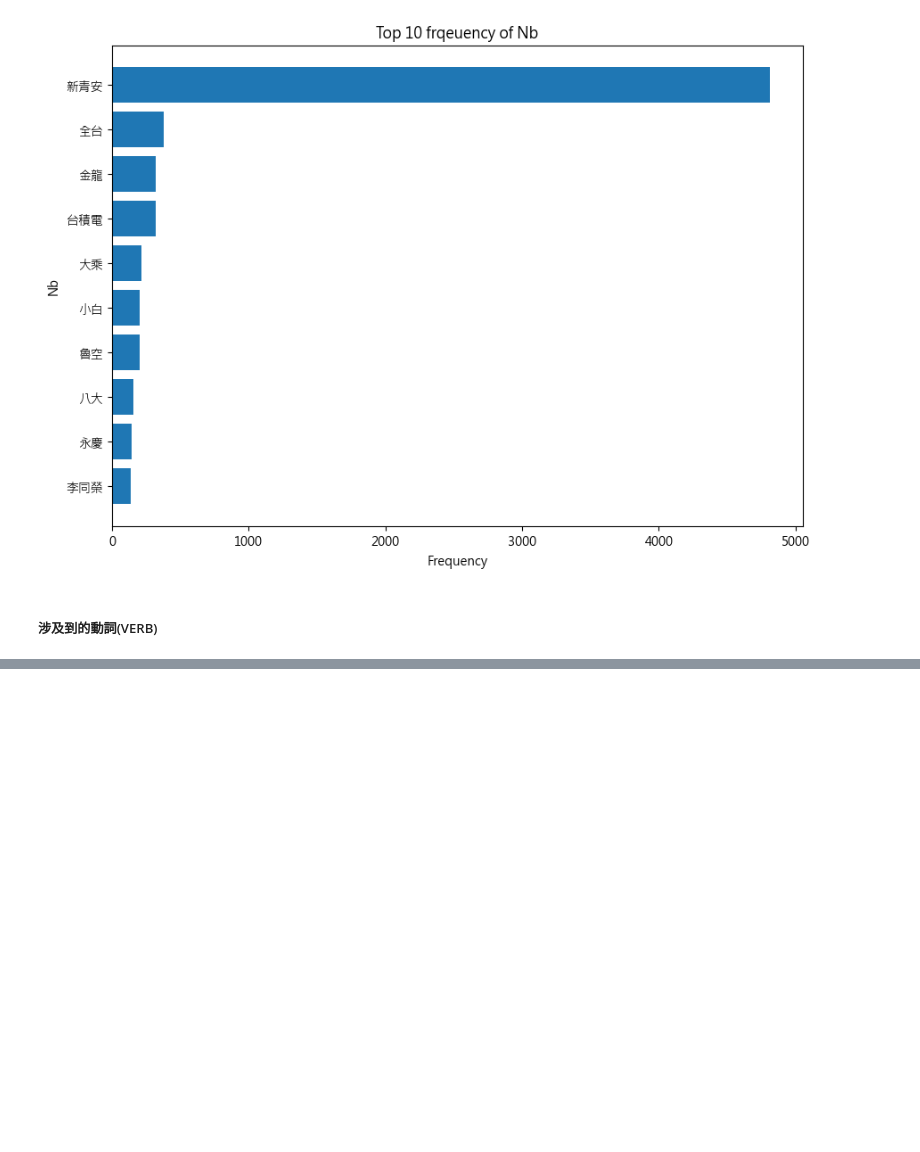
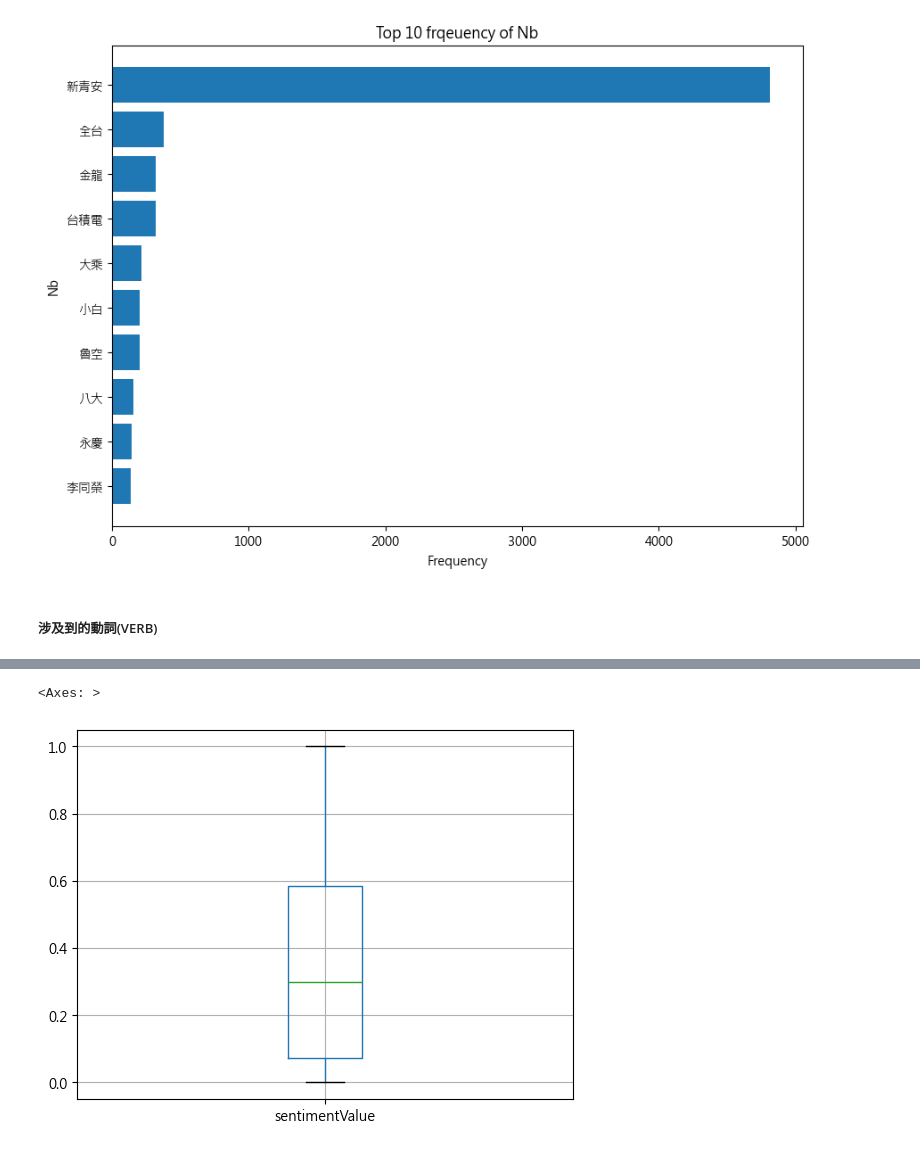
Before and after one commit to hsuan1120/Loan, a Jupyter notebook: loans.ipynb, the cells around one changed output, grey strips where cells are left out. Cells and saved outputs as stored; diff of their text form; code cells hidden in the pictures; blank space fills up the shorter version.

```diff
--- a/loans.ipynb
+++ b/loans.ipynb
@@ -1135,0 +1160,4 @@ Text(0.5, 0, 'Frequency')
+# %%
+article = pd.read_csv('./raw_data/articles.csv', index_col= False)
+article.insert(0, 'status_id', range(1, len(article)+1))
+article
@@ -1135,0 +1194,3 @@ Text(0.5, 0, 'Frequency')
+# %%
+sentiment_date = pd.merge(sentence_table, article[['status_id','time']],on='status_id', how='left')
+sentiment_date
@@ -1135,0 +1211,7 @@ Text(0.5, 0, 'Frequency')
+# %%
+def get_sentiment(sentence):
+    s = SnowNLP(sentence)
+    return s.sentiments
+#
+sentiment_date['sentimentValue'] = sentiment_date.apply(lambda row : get_sentiment(row['sentence'],), axis = 1)
+sentiment_date.head(5)
@@ -1135,0 +1237,6 @@ Text(0.5, 0, 'Frequency')
+# %%
+sentiment_boxplot = sentiment_date.boxplot(column=['sentimentValue'], showfliers=False)
+sentiment_boxplot
+# %% [output]
+<Axes: >
+[figure, added]
```
Also changed, not shown: parts of 12 cells of this notebook.
